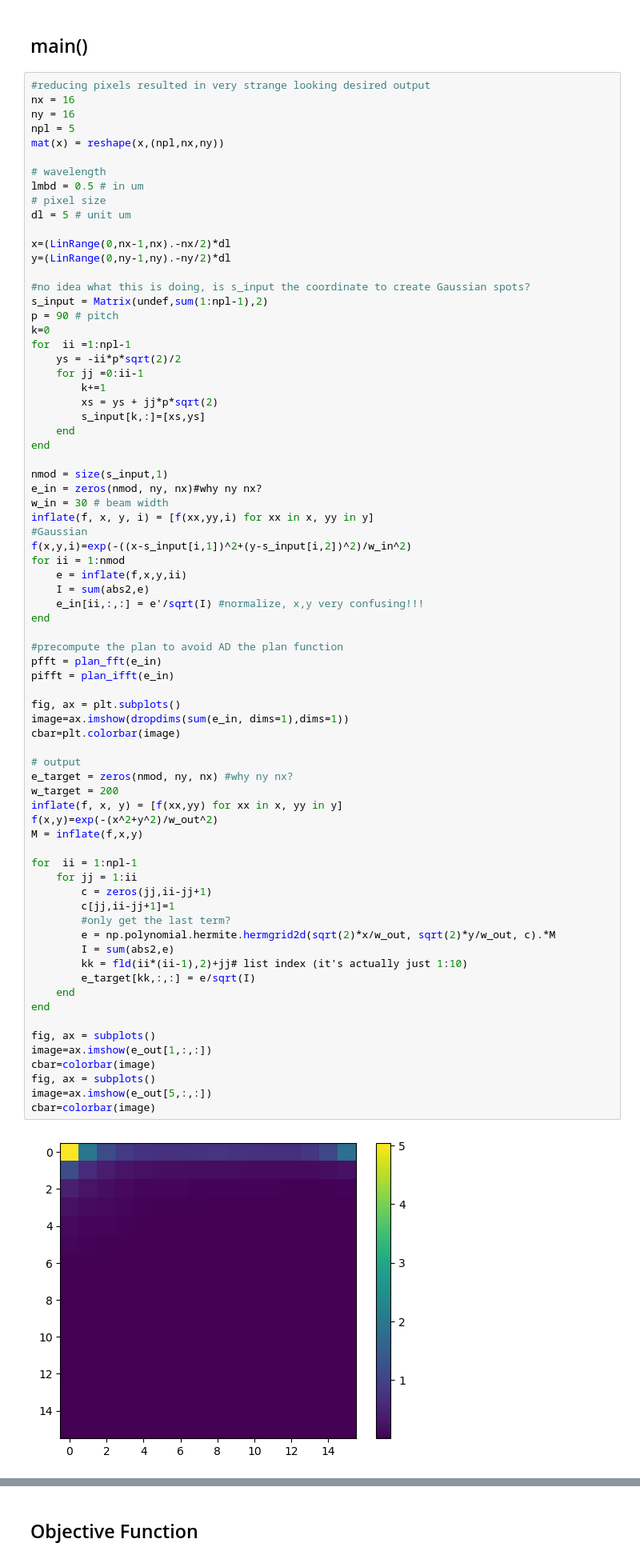
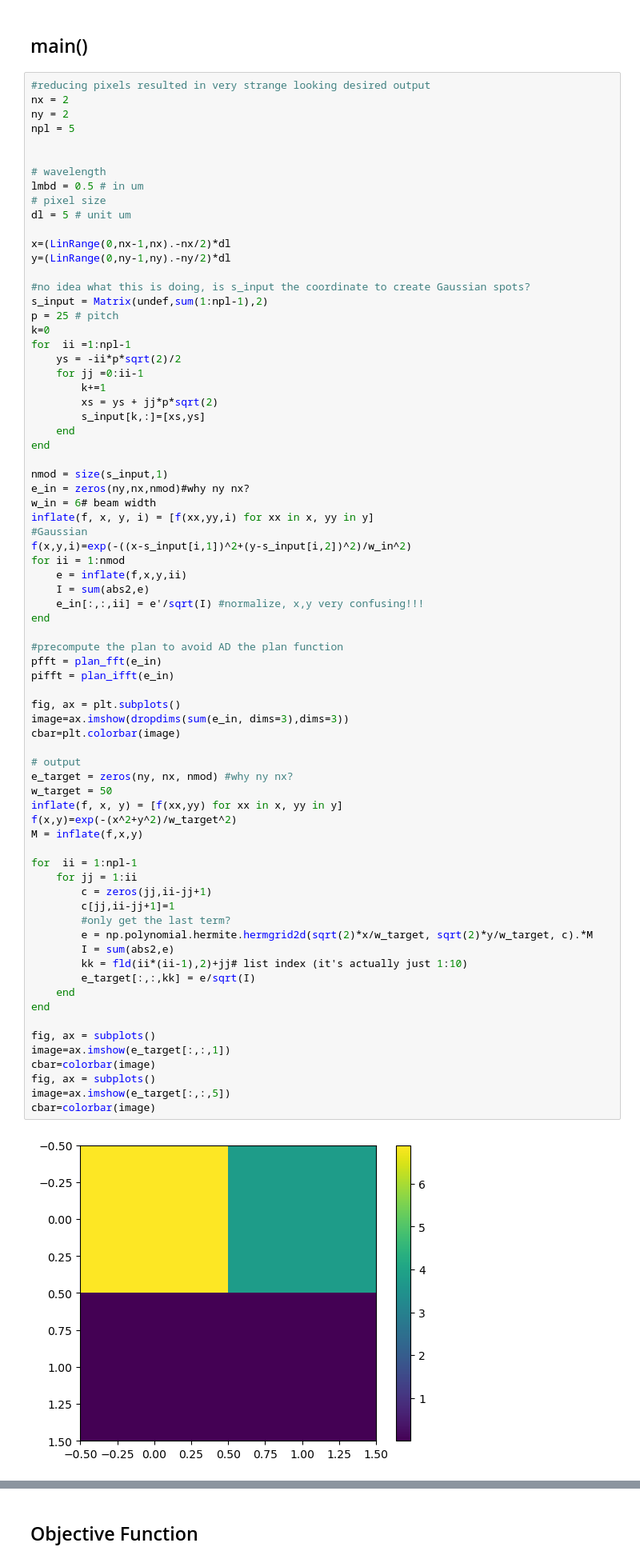
Before and after one commit to tholdem/Optics-Optimization, a Jupyter notebook: optics/optics_ARC.ipynb, the cells around one changed output, grey strips where cells are left out. Shown: that part at 80% size. Saved outputs shown, nothing was run; the diff lists cells and outputs as text.

```diff
--- a/optics/optics_ARC.ipynb
+++ b/optics/optics_ARC.ipynb
@@ -257,10 +296,10 @@ phase_mod (generic function with 1 method)
 ## main()
 # %%
 #reducing pixels resulted in very strange looking desired output
-nx = 16
-ny = 16
+nx = 2
+ny = 2
 npl = 5
-mat(x) = reshape(x,(npl,nx,ny))
+
 
 # wavelength
 lmbd = 0.5 # in um
@@ -272,7 +311,7 @@ y=(LinRange(0,ny-1,ny).-ny/2)*dl
 
 #no idea what this is doing, is s_input the coordinate to create Gaussian spots?
 s_input = Matrix(undef,sum(1:npl-1),2)
-p = 90 # pitch
+p = 25 # pitch
 k=0
 for  ii =1:npl-1
     ys = -ii*p*sqrt(2)/2
@@ -284,49 +323,49 @@ for  ii =1:npl-1
 end
 
 nmod = size(s_input,1)
-e_in = zeros(nmod, ny, nx)#why ny nx?
-w_in = 30 # beam width
+e_in = zeros(ny,nx,nmod)#why ny nx?
+w_in = 6# beam width
 inflate(f, x, y, i) = [f(xx,yy,i) for xx in x, yy in y]
 #Gaussian
 f(x,y,i)=exp(-((x-s_input[i,1])^2+(y-s_input[i,2])^2)/w_in^2)
 for ii = 1:nmod
     e = inflate(f,x,y,ii)
     I = sum(abs2,e)
-    e_in[ii,:,:] = e'/sqrt(I) #normalize, x,y very confusing!!!
+    e_in[:,:,ii] = e'/sqrt(I) #normalize, x,y very confusing!!!
 end
 
 #precompute the plan to avoid AD the plan function
 pfft = plan_fft(e_in)
 pifft = plan_ifft(e_in)
 
 fig, ax = plt.subplots()
-image=ax.imshow(dropdims(sum(e_in, dims=1),dims=1))
+image=ax.imshow(dropdims(sum(e_in, dims=3),dims=3))
 cbar=plt.colorbar(image)
 
 # output
-e_target = zeros(nmod, ny, nx) #why ny nx?
-w_target = 200
+e_target = zeros(ny, nx, nmod) #why ny nx?
+w_target = 50
 inflate(f, x, y) = [f(xx,yy) for xx in x, yy in y]
-f(x,y)=exp(-(x^2+y^2)/w_out^2)
+f(x,y)=exp(-(x^2+y^2)/w_target^2)
 M = inflate(f,x,y)
 
 for  ii = 1:npl-1
     for jj = 1:ii
         c = zeros(jj,ii-jj+1)
         c[jj,ii-jj+1]=1
         #only get the last term?
-        e = np.polynomial.hermite.hermgrid2d(sqrt(2)*x/w_out, sqrt(2)*y/w_out, c).*M
+        e = np.polynomial.hermite.hermgrid2d(sqrt(2)*x/w_target, sqrt(2)*y/w_target, c).*M
         I = sum(abs2,e)
         kk = fld(ii*(ii-1),2)+jj# list index (it's actually just 1:10)
-        e_target[kk,:,:] = e/sqrt(I)
+        e_target[:,:,kk] = e/sqrt(I)
     end
 end
 
 fig, ax = subplots()
-image=ax.imshow(e_out[1,:,:])
+image=ax.imshow(e_target[:,:,1])
 cbar=colorbar(image)
 fig, ax = subplots()
-image=ax.imshow(e_out[5,:,:])
+image=ax.imshow(e_target[:,:,5])
 cbar=colorbar(image)
 # %% [output]
-[figure, old version]
+[figure, new version]
```
Also changed, not shown: parts of 29 cells of this notebook, 1 other file.
